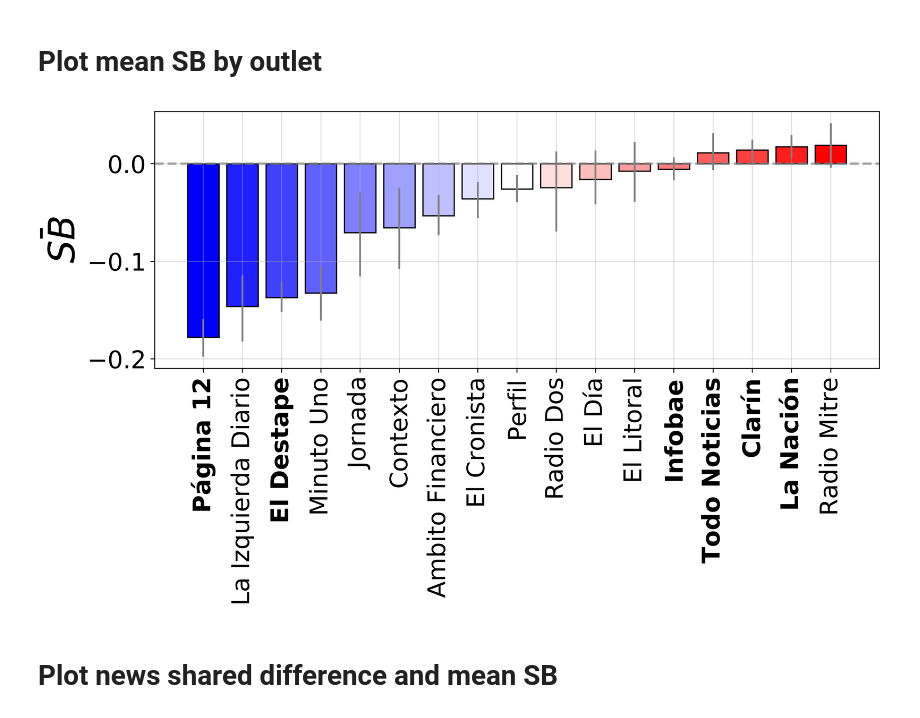
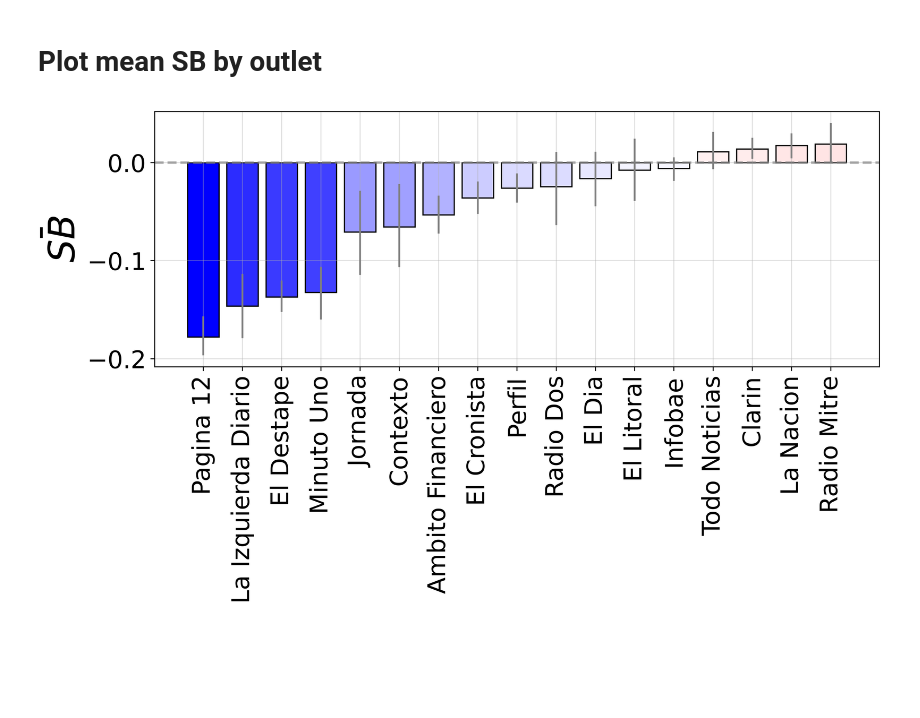
Before and after one commit to spinto88/SocialMediaBiasAndPolarization, a Jupyter notebook: CalculateSentimentByOutlets.ipynb, the cells around one changed output. Saved outputs shown, nothing was run; the diff lists cells and outputs as text; code cells hidden in the pictures; blank space fills up the shorter version.

Commit message:
New figures

```diff
--- a/CalculateSentimentByOutlets.ipynb
+++ b/CalculateSentimentByOutlets.ipynb
@@ -17,4 +17,5 @@ import imageio
 import os
 pd.set_option('display.max_colwidth', None)
 # %%
-df = pd.read_csv('data.csv')
+df = pd.read_csv('../MediaSharingIndex/Data/data.csv')
+df.head(n = 5)
@@ -81,7 +65,7 @@ data.drop_duplicates('url', inplace=True)
 # %% [markdown]
 Then we calculate the mean sentiment bias of each outlet media
 # %%
-sb_by_outlet = data.groupby('outlet').mean()['SB'].copy()
+sb_by_outlet = data.groupby('outlet')['SB'].mean().copy()
 # Las ordenamos de SB positivo a negativo
 sb_by_outlet.sort_values(inplace = True, ascending = False)
 sb_by_outlet
@@ -181,4 +165,0 @@ dif_percent = percent_MP - percent_FF
-# %%
-# Order sb_by_oultlet by SB values
-sb_by_outlet = sb_by_outlet.sort_values('SB')
-sb_by_outlet
@@ -207,34 +166,27 @@ dif_percent = dif_percent.reindex(sb_by_outlet['SB'].index)
+# %%
+sb_by_outlet.sort_values('SB', inplace = True)
 # %% [markdown]
 # Plot mean SB by outlet
 # %%
 # Create the subplots
 fig, ax1 = plt.subplots(figsize=(10,6),dpi = 500)
-colors = plt.cm.bwr(np.linspace(0, 1, len(sb_by_outlet['SB'].to_list())))
 
+# Scale of colors where SB = 0 is white and the most extreme case has the most extreme color
+colors = plt.cm.bwr((-0.5 * sb_by_outlet['SB'] / sb_by_outlet['SB'].min() + 0.5))
 
 for i in range(sb_by_outlet.shape[0]):
     ax1.vlines(x = i, ymin=sb_by_outlet['1%'].to_list()[i], ymax=sb_by_outlet['99%'].to_list()[i], color = 'grey')
 
-ax1.bar(range(sb_by_outlet.shape[0]), sb_by_outlet['SB'].to_list(), label = r'$\bar{SB}$ by outlet',color = colors,linewidth=1,edgecolor='black')
+ax1.bar(range(sb_by_outlet.shape[0]), sb_by_outlet['SB'].to_list(), label = r'$\bar{SB}$ by outlet', color = colors, linewidth=1,edgecolor='black')
 ax1.set_xticks(range(sb_by_outlet.shape[0]))
-indicest = sb_by_outlet.index
-indicest = [add_accents(i) for i in indicest]
-ax1.set_xticklabels(indicest, rotation=90)
+ax1.set_xticklabels(sb_by_outlet.index, rotation=90)
 ax1.axhline(0, linestyle = '--', color = 'grey', linewidth = 2, alpha = 0.65, label = r'$\bar{SB}=0$')
 ax1.tick_params(axis='both', labelsize=20)
 ax1.set_ylabel(r'$\bar{SB}$', size = 30)
 ax1.grid(alpha = 0.4)
 
-indices = list(sb_by_outlet.index)
-bold_xticks = [indices.index(m) for m in indices if m in main_outlets]  # Index positions of the xticks to be bold
-bold_font = FontProperties(weight='bold',size = 20)
-for i, xtick in enumerate(ax1.get_xticklabels()):
-    if i in bold_xticks:
-        xtick.set_font_properties(bold_font)
 plt.tight_layout()
-plt.savefig('figura2A.png')
+plt.savefig('new_Figure2.png')
 plt.show()
 # %% [output]
-[figure, old version]
+[figure, new version]
-# %% [markdown]
-# Plot news shared difference and mean SB
```
Also changed, not shown: parts of 13 cells of this notebook, 4 other files.
